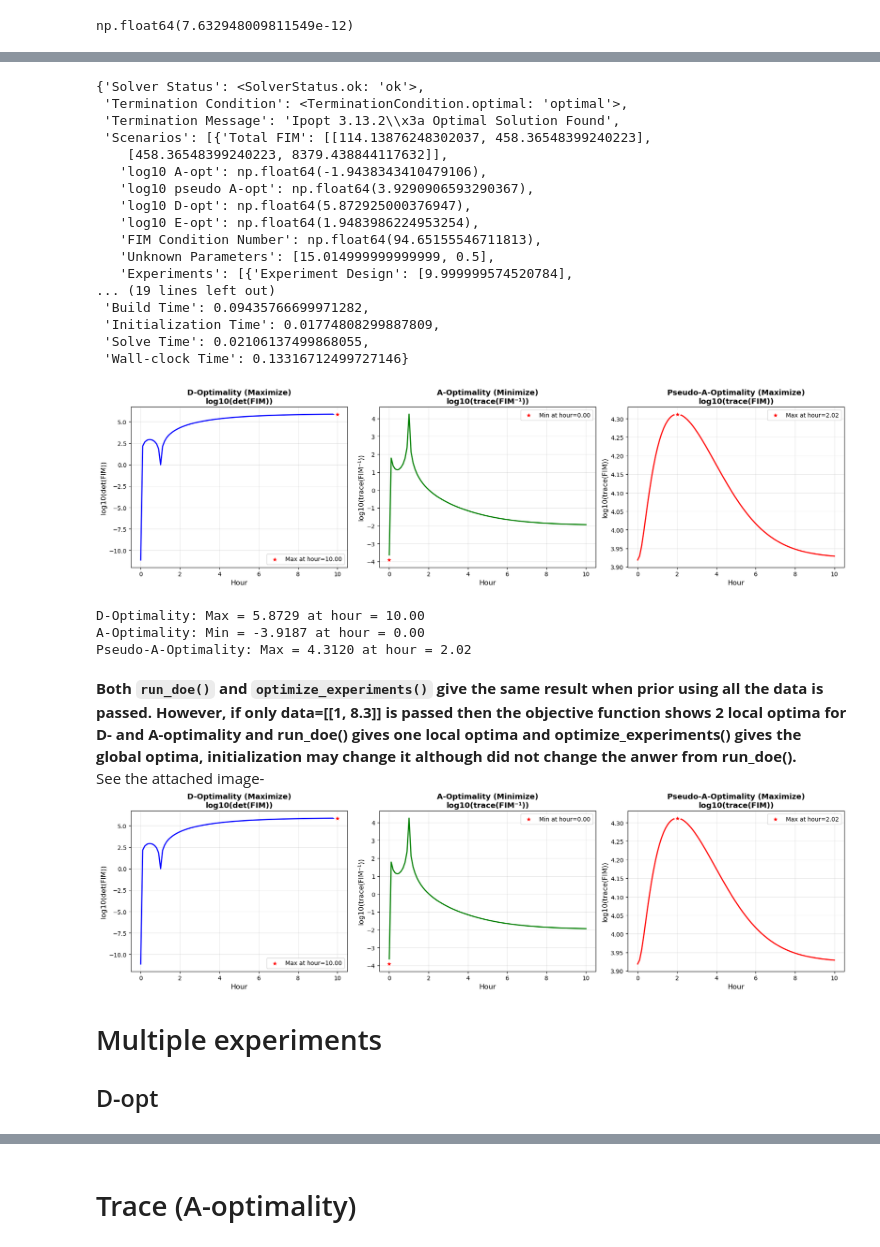
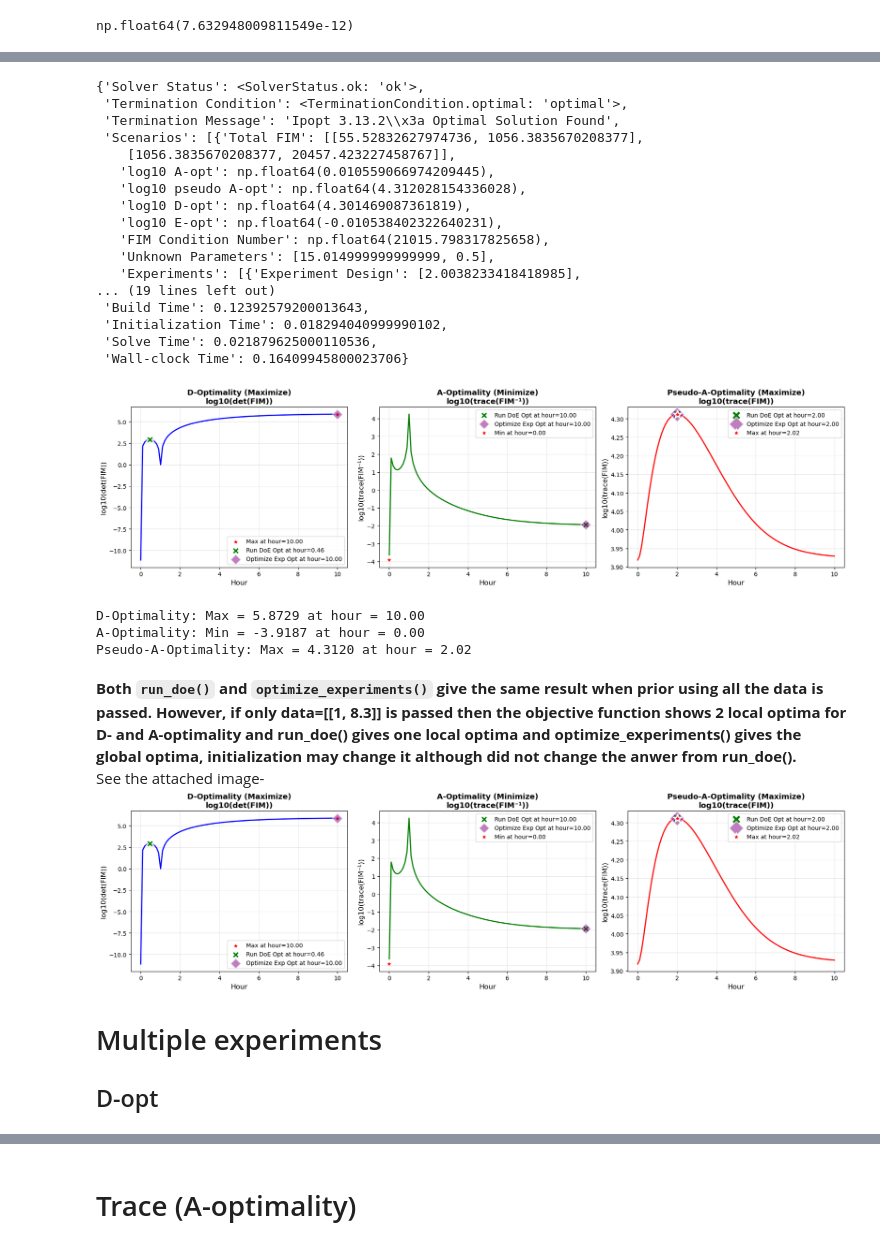
Before and after one commit to smondal13/pyomo, a Jupyter notebook: pyomo/contrib/doe/examples/multiexperiment-prototype/multiexperiment_prototype.ipynb, the cells around one changed output, grey strips where cells are left out. Drawn from its saved outputs; the diff is of its cells as text; code cells hidden in the pictures.

```diff
--- a/pyomo/contrib/doe/examples/multiexperiment-prototype/multiexperiment_prototype.ipynb
+++ b/pyomo/contrib/doe/examples/multiexperiment-prototype/multiexperiment_prototype.ipynb
@@ -188,9 +188,10 @@ doe_obj.results
  'Nominal Parameter Scaling': False}
 # %%
 # Create DoE object with trace (A-optimality) objective
+exp.model.hour = 0.4585
 doe_obj = DesignOfExperiments(
     experiment_list=exp,
-    objective_option='determinant',
+    objective_option='pseudo_trace',
     prior_FIM=FIM_0,
     tee=True,
     _Cholesky_option=True,
@@ -223,20 +224,20 @@ doe_obj.results
 {'Solver Status': <SolverStatus.ok: 'ok'>,
  'Termination Condition': <TerminationCondition.optimal: 'optimal'>,
  'Termination Message': 'Ipopt 3.13.2\\x3a Optimal Solution Found',
- 'Scenarios': [{'Total FIM': [[114.13876248302037, 458.36548399240223],
-    [458.36548399240223, 8379.438844117632]],
-   'log10 A-opt': np.float64(-1.9438343410479106),
-   'log10 pseudo A-opt': np.float64(3.9290906593290367),
-   'log10 D-opt': np.float64(5.872925000376947),
-   'log10 E-opt': np.float64(1.9483986224953254),
-   'FIM Condition Number': np.float64(94.65155546711813),
+ 'Scenarios': [{'Total FIM': [[55.52832627974736, 1056.3835670208377],
+    [1056.3835670208377, 20457.423227458767]],
+   'log10 A-opt': np.float64(0.010559066974209445),
+   'log10 pseudo A-opt': np.float64(4.312028154336028),
+   'log10 D-opt': np.float64(4.301469087361819),
+   'log10 E-opt': np.float64(-0.010538402322640231),
+   'FIM Condition Number': np.float64(21015.798317825658),
    'Unknown Parameters': [15.014999999999999, 0.5],
-   'Experiments': [{'Experiment Design': [9.999999574520784],
+   'Experiments': [{'Experiment Design': [2.0038233418418985],
 ... (19 lines left out)
- 'Build Time': 0.09435766699971282,
- 'Initialization Time': 0.01774808299887809,
- 'Solve Time': 0.02106137499868055,
- 'Wall-clock Time': 0.13316712499727146}
+ 'Build Time': 0.12392579200013643,
+ 'Initialization Time': 0.018294040999990102,
+ 'Solve Time': 0.021879625000110536,
+ 'Wall-clock Time': 0.16409945800023706}
 # %%
 import json
 designs = np.linspace(0, 10, 100)
@@ -330,57 +331,96 @@ ax1.set_title('D-Optimality (Maximize)\nlog10(det(FIM))', fontsize=13, fontweigh
 ax1.grid(True, alpha=0.3)
 
 # Mark maximum
+run_doe_opt_D = (0.4585059038375943, 2.918143370554309)
+optimize_exp_opt_D = (9.999999574520784, 5.8729250003769479)
 max_idx = np.nanargmax(d_optimality)
 ax1.scatter(hours[max_idx], d_optimality[max_idx], color='red', s=200, marker='*',
            edgecolors='white', linewidths=2, zorder=5,
            label=f'Max at hour={hours[max_idx]:.2f}')
+ax1.scatter(run_doe_opt_D[0], run_doe_opt_D[1], color='green', s=150, marker='X',
+           edgecolors='white', linewidths=2, zorder=5,
+           label=f'Run DoE Opt at hour={run_doe_opt_D[0]:.2f}')
+ax1.scatter(optimize_exp_opt_D[0], optimize_exp_opt_D[1], color='purple', s=150, marker='D',
+           edgecolors='white', linewidths=2, zorder=5, alpha=0.5,
+           label=f'Optimize Exp Opt at hour={optimize_exp_opt_D[0]:.2f}')
 ax1.legend(loc='best', fontsize=10)
 
 # A-optimality plot
+run_doe_opt_A = (9.999983626504527, -1.943833970741452)  # Placeholder values
+optimize_exp_opt_A = (9.999983626506017, -1.943833970741527)  #
 ax2 = axes[1]
 ax2.plot(hours, a_optimality, 'g-', linewidth=2)
 ax2.set_xlabel('Hour', fontsize=12)
 ax2.set_ylabel('log10(trace(FIM⁻¹))', fontsize=12)
 ax2.set_title('A-Optimality (Minimize)\nlog10(trace(FIM⁻¹))', fontsize=13, fontweight='bold')
 ax2.grid(True, alpha=0.3)
 
 # Mark minimum
 min_idx = np.nanargmin(a_optimality)
-ax2.scatter(hours[min_idx], a_optimality[min_idx], color='red', s=200, marker='*',
+ax2.scatter(run_doe_opt_A[0], run_doe_opt_A[1], color='green', s=150, marker='X',
            edgecolors='white', linewidths=2, zorder=5,
-           label=f'Min at hour={hours[min_idx]:.2f}')
+           label=f'Run DoE Opt at hour={run_doe_opt_A[0]:.2f}')
+ax2.scatter(optimize_exp_opt_A[0], optimize_exp_opt_A[1], color='purple', s=150, marker='D',
+           edgecolors='white', linewidths=2, zorder=5, alpha=0.5,
+           label=f'Optimize Exp Opt at hour={optimize_exp_opt_A[0]:.2f}')
+ax2.scatter(
+    hours[min_idx],
+    a_optimality[min_idx],
+    color='red',
+    s=200,
+    marker='*',
+    edgecolors='white',
+    linewidths=2,
+    zorder=5,
+    label=f'Min at hour={hours[min_idx]:.2f}',
+)
 ax2.legend(loc='best', fontsize=10)
 
 # Pseudo-A-optimality plot
+run_doe_opt_pseudo_A = (2.003823341841829, 4.31202815433608)  # Placeholder values
+optimize_exp_opt_pseudo_A = (2.0038233418418985, 4.312028154336028)
 ax3 = axes[2]
 ax3.plot(hours, pseudo_a_optimality, 'r-', linewidth=2)
 ax3.set_xlabel('Hour', fontsize=12)
 ax3.set_ylabel('log10(trace(FIM))', fontsize=12)
 ax3.set_title('Pseudo-A-Optimality (Maximize)\nlog10(trace(FIM))', fontsize=13, fontweight='bold')
 ax3.grid(True, alpha=0.3)
 
 # Mark maximum
 max_idx = np.nanargmax(pseudo_a_optimality)
-ax3.scatter(hours[max_idx], pseudo_a_optimality[max_idx], color='red', s=200, marker='*',
+ax3.scatter(run_doe_opt_pseudo_A[0], run_doe_opt_pseudo_A[1], color='green', s=250, marker='X',
            edgecolors='white', linewidths=2, zorder=5,
-           label=f'Max at hour={hours[max_idx]:.2f}')
+           label=f'Run DoE Opt at hour={run_doe_opt_pseudo_A[0]:.2f}')
+ax3.scatter(optimize_exp_opt_pseudo_A[0], optimize_exp_opt_pseudo_A[1], color='purple', s=300, marker='D',
+           edgecolors='white', linewidths=2, zorder=5, alpha=0.5,
+           label=f'Optimize Exp Opt at hour={optimize_exp_opt_pseudo_A[0]:.2f}')
+ax3.scatter(
+    hours[max_idx],
+    pseudo_a_optimality[max_idx],
+    color='red',
+    s=200,
+    marker='*',
+    edgecolors='white',
+    linewidths=2,
+    zorder=5,
+    label=f'Max at hour={hours[max_idx]:.2f}',
+)
 ax3.legend(loc='best', fontsize=10)
-
 plt.tight_layout()
 plt.show()
 
 print(f"\nD-Optimality: Max = {np.nanmax(d_optimality):.4f} at hour = {hours[np.nanargmax(d_optimality)]:.2f}")
 print(f"A-Optimality: Min = {np.nanmin(a_optimality):.4f} at hour = {hours[np.nanargmin(a_optimality)]:.2f}")
 print(f"Pseudo-A-Optimality: Max = {np.nanmax(pseudo_a_optimality):.4f} at hour = {hours[np.nanargmax(pseudo_a_optimality)]:.2f}")
 # %% [output]
-[figure, old version]
+[figure, new version]
 D-Optimality: Max = 5.8729 at hour = 10.00
 A-Optimality: Min = -3.9187 at hour = 0.00
 Pseudo-A-Optimality: Max = 4.3120 at hour = 2.02
 # %% [markdown]
 **Both `run_doe()` and `optimize_experiments()` give the same result when prior using all the data is passed. However, if only data=[[1, 8.3]] is passed then the objective function shows 2 local optima for D- and A-optimality and run_doe() gives one local optima and optimize_experiments() gives the global optima, initialization may change it although did not change the anwer from run_doe().** <br>
 See the attached image-
-![image.png](attachment:image.png)
+![image-2.png](attachment:image-2.png)
 # Multiple experiments
 ## D-opt
 # %%
```
Also changed, not shown: parts of 8 cells of this notebook, 5 other files.
